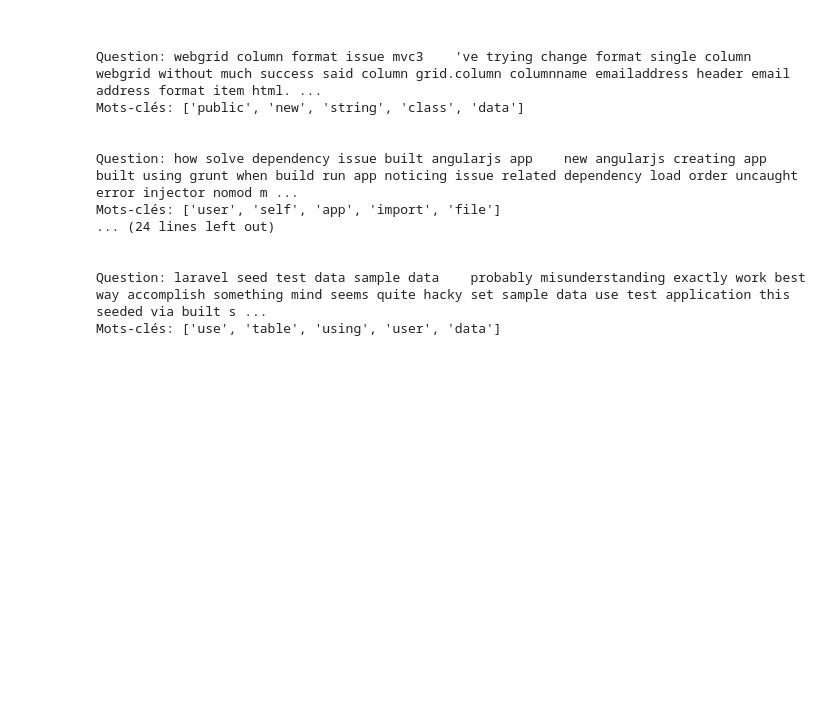
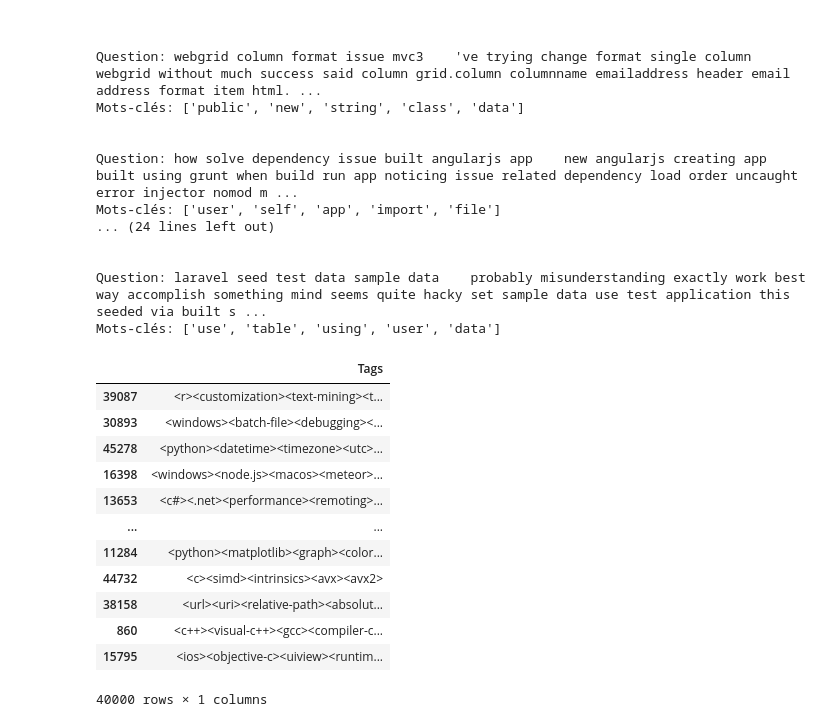
Before and after one commit to ThomasMeb/Classifier_Questions_StackOverflow, a Jupyter notebook: Mebarki_Thomas_2_notebook_test_042023.ipynb, the cells around one changed output. Drawn from its saved outputs; the diff is of its cells as text; code cells hidden in the pictures; blank space fills up the shorter version.

```diff
--- a/Mebarki_Thomas_2_notebook_test_042023.ipynb
+++ b/Mebarki_Thomas_2_notebook_test_042023.ipynb
@@ -56,7 +69,7 @@ data_bow.head()
 #Split the data into train and test
 from sklearn.model_selection import train_test_split
 
-X_train, X_test, y_train, y_test = train_test_split(data_bow[['Title','Body','text']], data_bow['Tags'], test_size=0.2, random_state=42)
+X_train, X_test, y_train, y_test = train_test_split(data_bow[['Title','Body','text']], data_bow[['Tags']], test_size=0.2, random_state=42)
 # %%
 # création du bag of words (CountVectorizer et Tf-idf)
 
@@ -690,3 +703,19 @@ Mots-clés: ['user', 'self', 'app', 'import', 'file']
 
 Question: laravel seed test data sample data    probably misunderstanding exactly work best way accomplish something mind seems quite hacky set sample data use test application this seeded via built s ...
 Mots-clés: ['use', 'table', 'using', 'user', 'data']
+# %%
+y_train
+# %% [output]
+|  | Tags |
+| 39087 | <r><customization><text-mining><t... |
+| 30893 | <windows><batch-file><debugging><... |
+| 45278 | <python><datetime><timezone><utc>... |
+| 16398 | <windows><node.js><macos><meteor>... |
+| 13653 | <c#><.net><performance><remoting>... |
+| ... | ... |
+| 11284 | <python><matplotlib><graph><color... |
+| 44732 | <c><simd><intrinsics><avx><avx2> |
+| 38158 | <url><uri><relative-path><absolut... |
+| 860 | <c++><visual-c++><gcc><compiler-c... |
+| 15795 | <ios><objective-c><uiview><runtim... |
+40000 rows × 1 columns
```
Also changed, not shown: parts of 2 cells of this notebook.
